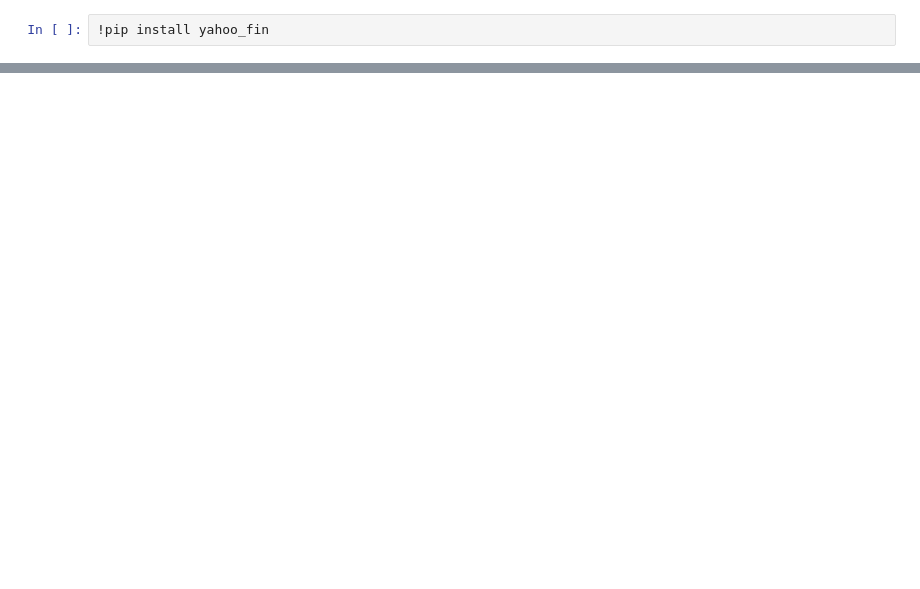
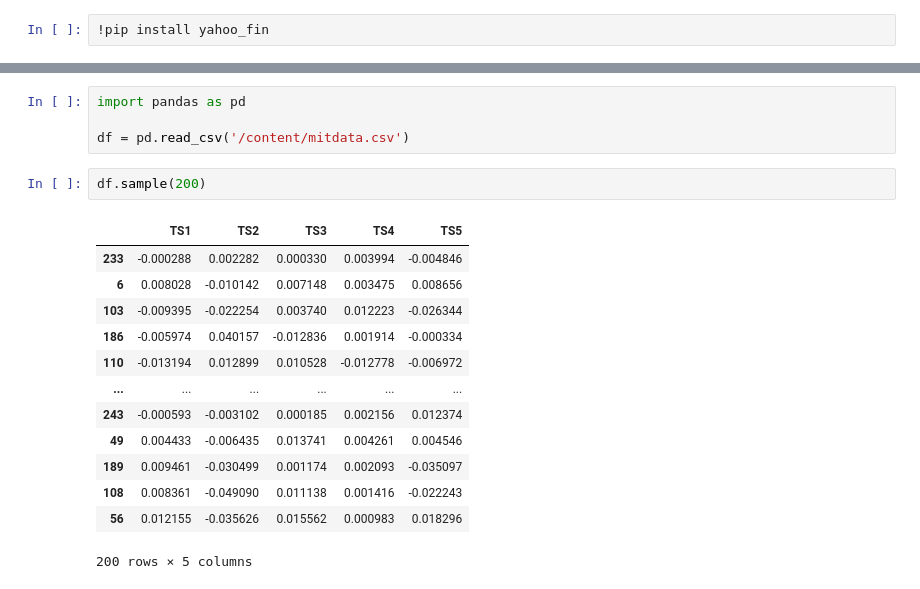
Before and after one commit to agbaezehenry/QuantitativeFinance, a Jupyter notebook: QuantFinance.ipynb, the cells around one changed output, grey strips where cells are left out. Cells and saved outputs as stored; diff of their text form; blank space fills up the shorter version.

```diff
--- a/QuantFinance.ipynb
+++ b/QuantFinance.ipynb
@@ -286,0 +764,20 @@ max      35.927654     0.068365     0.564707               6.836528
+# %%
+import pandas as pd
+
+df = pd.read_csv('/content/mitdata.csv')
+# %%
+df.sample(200)
+# %% [output]
+|  | TS1 | TS2 | TS3 | TS4 | TS5 |
+| 233 | -0.000288 | 0.002282 | 0.000330 | 0.003994 | -0.004846 |
+| 6 | 0.008028 | -0.010142 | 0.007148 | 0.003475 | 0.008656 |
+| 103 | -0.009395 | -0.022254 | 0.003740 | 0.012223 | -0.026344 |
+| 186 | -0.005974 | 0.040157 | -0.012836 | 0.001914 | -0.000334 |
+| 110 | -0.013194 | 0.012899 | 0.010528 | -0.012778 | -0.006972 |
+| ... | ... | ... | ... | ... | ... |
+| 243 | -0.000593 | -0.003102 | 0.000185 | 0.002156 | 0.012374 |
+| 49 | 0.004433 | -0.006435 | 0.013741 | 0.004261 | 0.004546 |
+| 189 | 0.009461 | -0.030499 | 0.001174 | 0.002093 | -0.035097 |
+| 108 | 0.008361 | -0.049090 | 0.011138 | 0.001416 | -0.022243 |
+| 56 | 0.012155 | -0.035626 | 0.015562 | 0.000983 | 0.018296 |
+200 rows × 5 columns
```
Also changed, not shown: parts of 19 cells of this notebook.
